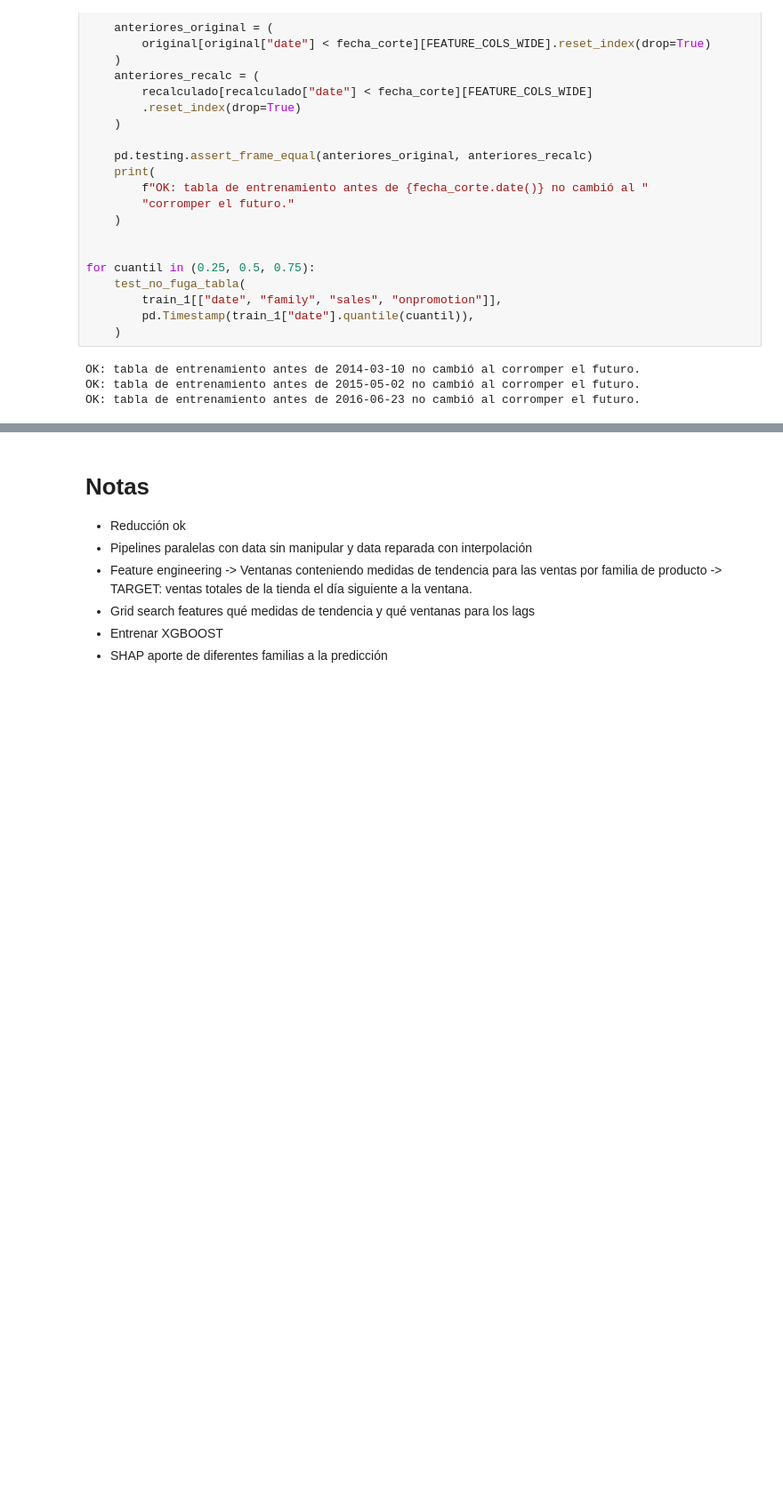
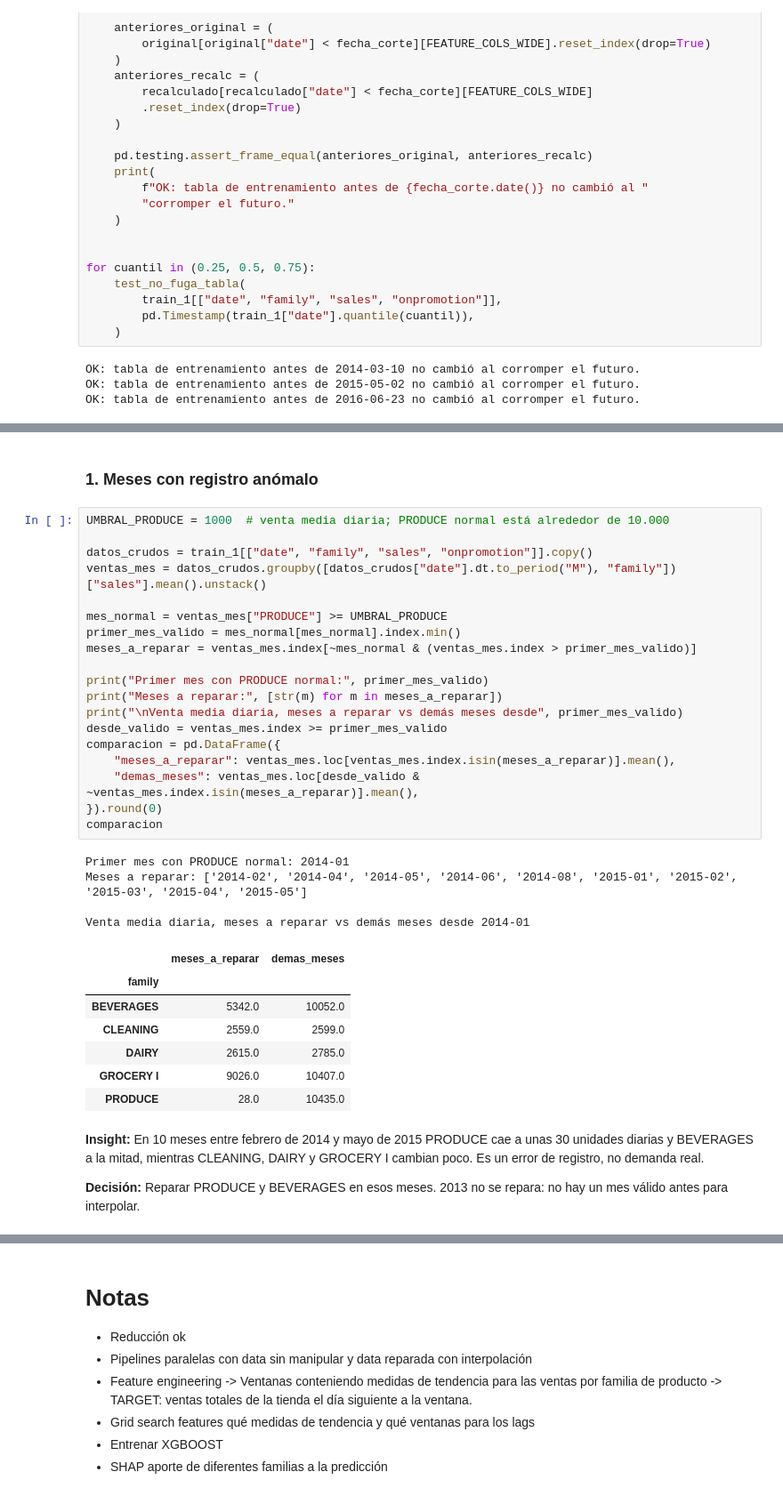
Before and after one commit to Jacogz/ML-Prediccion-Demanda, a Jupyter notebook: src/model_development.ipynb, the cells around one changed output, grey strips where cells are left out. Shown at 89% size. Drawn from its saved outputs; the diff is of its cells as text; blank space fills up the shorter version.

```diff
--- a/src/model_development.ipynb
+++ b/src/model_development.ipynb
@@ -712,0 +717,37 @@ OK: tabla de entrenamiento antes de 2016-06-23 no cambió al corromper el futuro
+# %% [markdown]
+### 1. Meses con registro anómalo
+# %%
+UMBRAL_PRODUCE = 1000  # venta media diaria; PRODUCE normal está alrededor de 10.000
+
+datos_crudos = train_1[["date", "family", "sales", "onpromotion"]].copy()
+ventas_mes = datos_crudos.groupby([datos_crudos["date"].dt.to_period("M"), "family"])["sales"].mean().unstack()
+
+mes_normal = ventas_mes["PRODUCE"] >= UMBRAL_PRODUCE
+primer_mes_valido = mes_normal[mes_normal].index.min()
+meses_a_reparar = ventas_mes.index[~mes_normal & (ventas_mes.index > primer_mes_valido)]
+
+print("Primer mes con PRODUCE normal:", primer_mes_valido)
+print("Meses a reparar:", [str(m) for m in meses_a_reparar])
+print("\nVenta media diaria, meses a reparar vs demás meses desde", primer_mes_valido)
+desde_valido = ventas_mes.index >= primer_mes_valido
+comparacion = pd.DataFrame({
+    "meses_a_reparar": ventas_mes.loc[ventas_mes.index.isin(meses_a_reparar)].mean(),
+    "demas_meses": ventas_mes.loc[desde_valido & ~ventas_mes.index.isin(meses_a_reparar)].mean(),
+}).round(0)
+comparacion
+# %% [output]
+Primer mes con PRODUCE normal: 2014-01
+Meses a reparar: ['2014-02', '2014-04', '2014-05', '2014-06', '2014-08', '2015-01', '2015-02', '2015-03', '2015-04', '2015-05']
+
+Venta media diaria, meses a reparar vs demás meses desde 2014-01
+|  | meses_a_reparar | demas_meses |
+| family |  |  |
+| BEVERAGES | 5342.0 | 10052.0 |
+| CLEANING | 2559.0 | 2599.0 |
+| DAIRY | 2615.0 | 2785.0 |
+| GROCERY I | 9026.0 | 10407.0 |
+| PRODUCE | 28.0 | 10435.0 |
+# %% [markdown]
+**Insight:** En 10 meses entre febrero de 2014 y mayo de 2015 PRODUCE cae a unas 30 unidades diarias y BEVERAGES a la mitad, mientras CLEANING, DAIRY y GROCERY I cambian poco. Es un error de registro, no demanda real.
+
+**Decisión:** Reparar PRODUCE y BEVERAGES en esos meses. 2013 no se repara: no hay un mes válido antes para interpolar.
```
Also changed, not shown: parts of 10 cells of this notebook, 7 other files.
